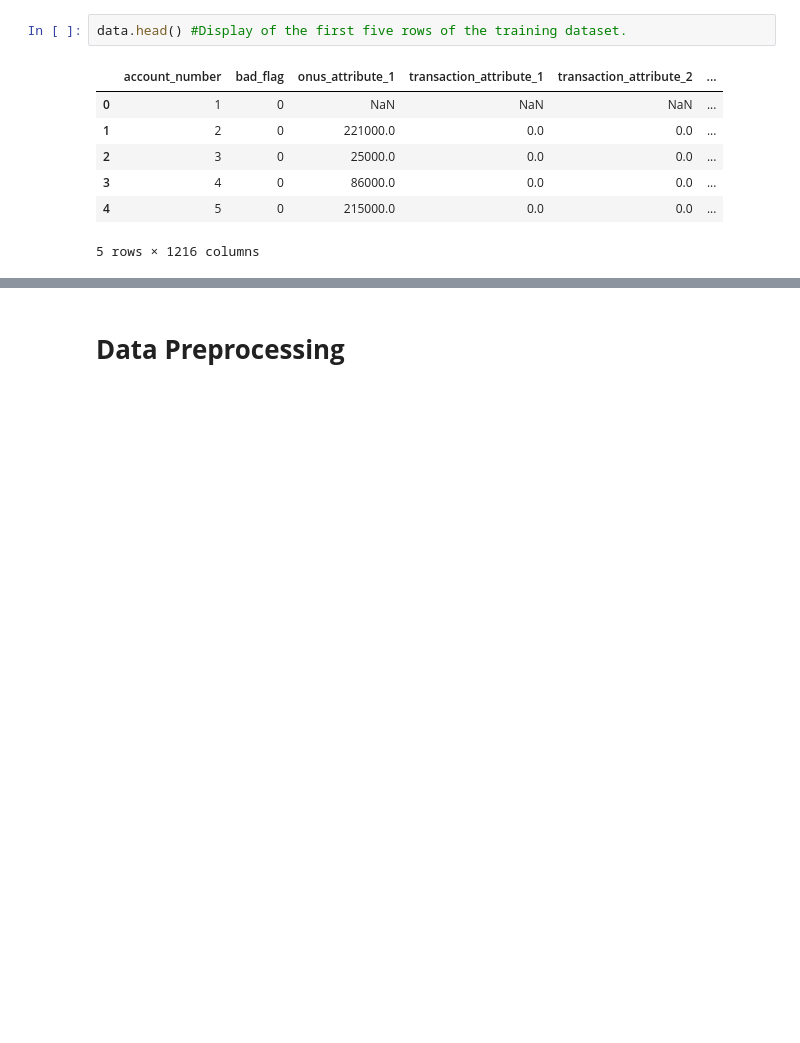
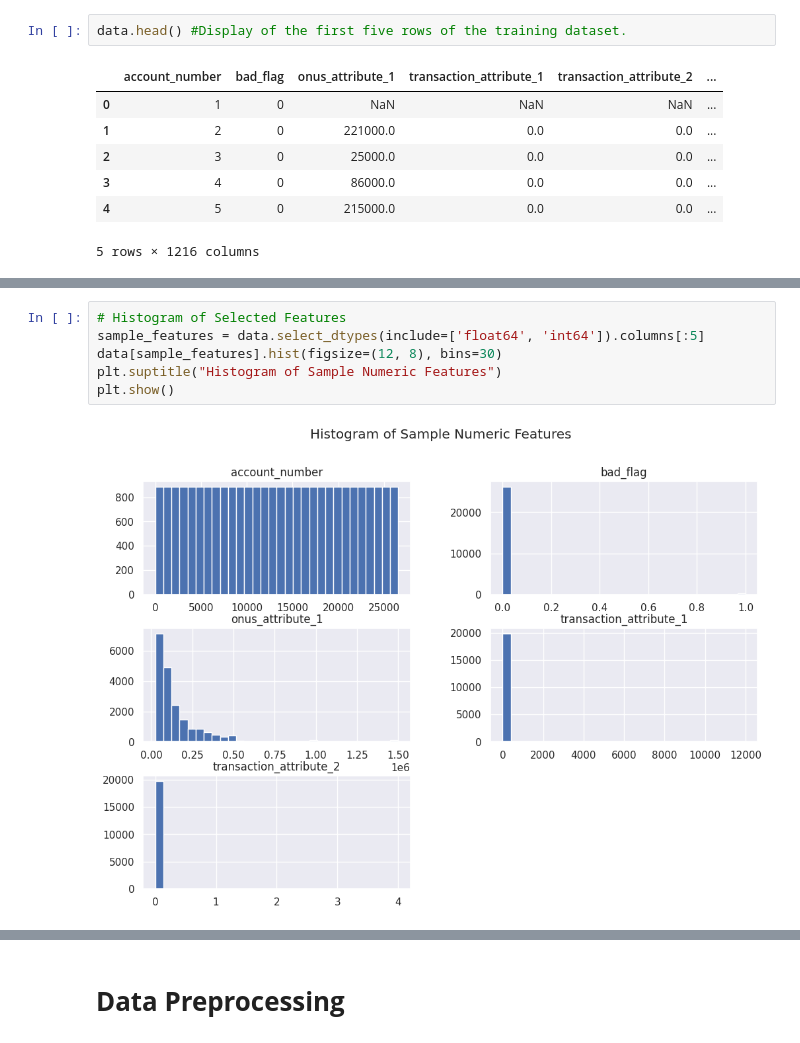
Before and after one commit to Saumi18/Credit-Risk-Modeling, a Jupyter notebook: Credit_Score_Behaviour.ipynb, the cells around one changed output, grey strips where cells are left out. Drawn from its saved outputs; the diff is of its cells as text; blank space fills up the shorter version.

```diff
--- a/Credit_Score_Behaviour.ipynb
+++ b/Credit_Score_Behaviour.ipynb
@@ -23,0 +66,8 @@ data.head() #Display of the first five rows of the training dataset.
+# %%
+# Histogram of Selected Features
+sample_features = data.select_dtypes(include=['float64', 'int64']).columns[:5]
+data[sample_features].hist(figsize=(12, 8), bins=30)
+plt.suptitle("Histogram of Sample Numeric Features")
+plt.show()
+# %% [output]
+[figure, added]
```
Also changed, not shown: parts of 10 cells of this notebook.
